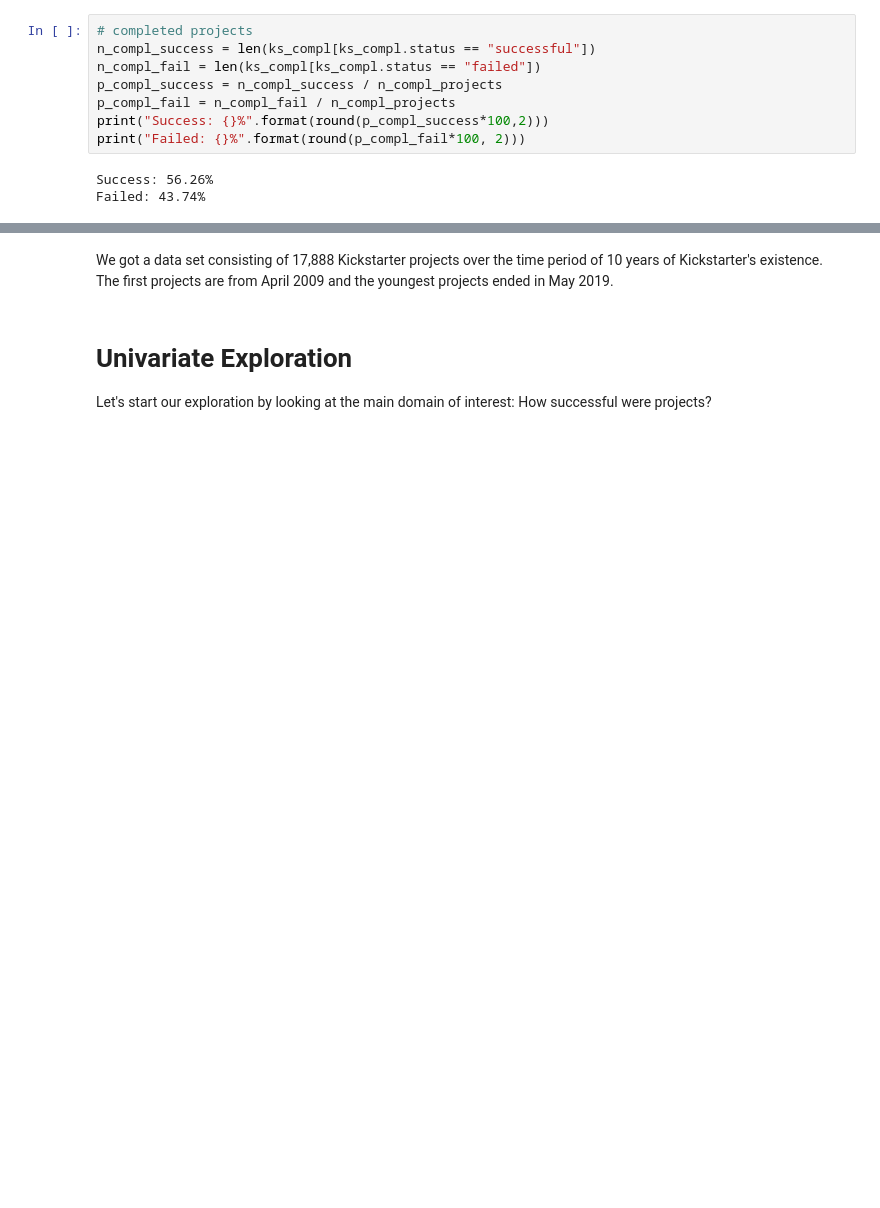
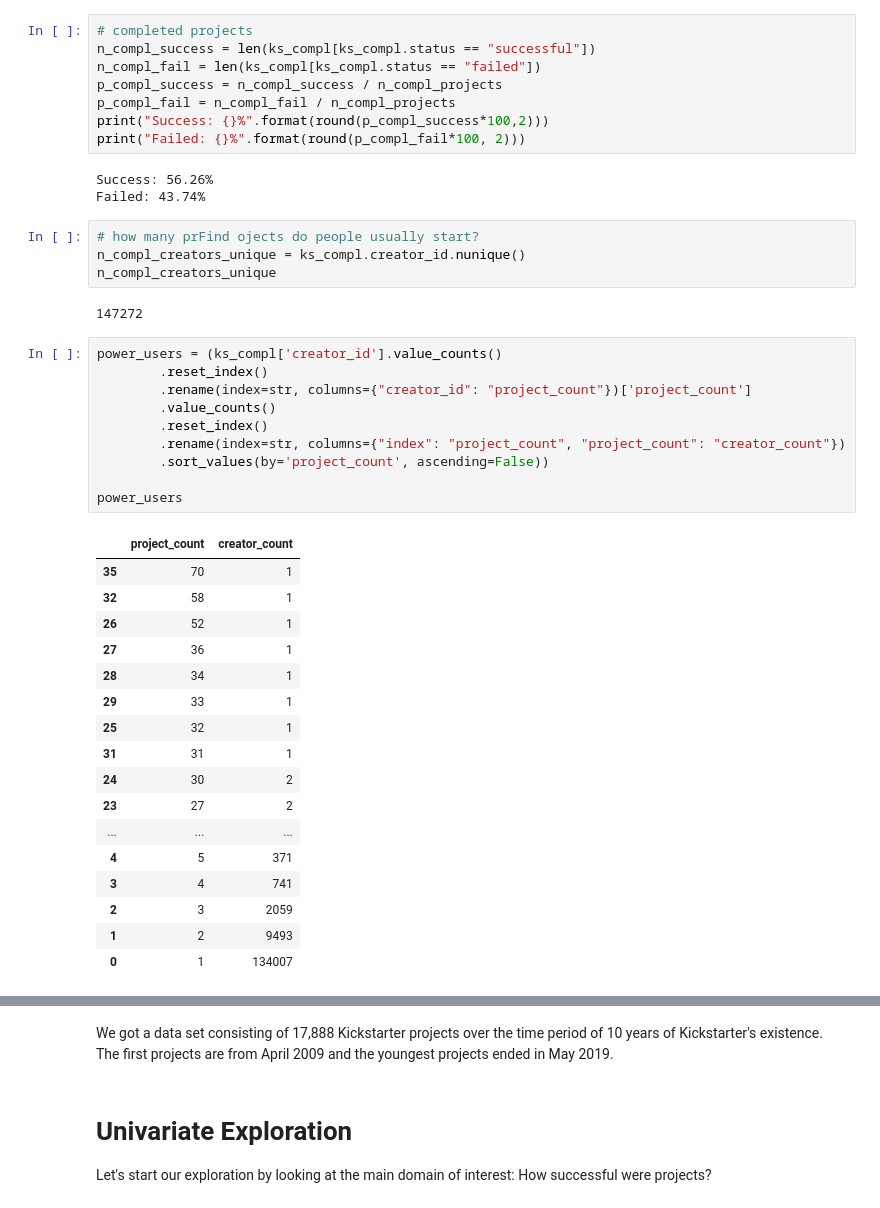
Before and after one commit to faymarie/crowdfunding-analysis, a Jupyter notebook: crowdfunding-visual-analysis.ipynb, the cells around one changed output, grey strips where cells are left out. Saved outputs shown, nothing was run; the diff lists cells and outputs as text; blank space fills up the shorter version.

Commit message:
feat: Analyse most active users - most projects

```diff
--- a/crowdfunding-visual-analysis.ipynb
+++ b/crowdfunding-visual-analysis.ipynb
@@ -227,3 +222,37 @@ print("Failed: {}%".format(round(p_compl_fail*100, 2)))
 # %% [output]
 Success: 56.26%
 Failed: 43.74%
+# %%
+# how many prFind ojects do people usually start?
+n_compl_creators_unique = ks_compl.creator_id.nunique()
+n_compl_creators_unique
+# %% [output]
+147272
+# %%
+power_users = (ks_compl['creator_id'].value_counts()
+        .reset_index()
+        .rename(index=str, columns={"creator_id": "project_count"})['project_count']
+        .value_counts()
+        .reset_index()
+        .rename(index=str, columns={"index": "project_count", "project_count": "creator_count"})
+        .sort_values(by='project_count', ascending=False))
+
+power_users
+# %% [output]
+|  | project_count | creator_count |
+| 35 | 70 | 1 |
+| 32 | 58 | 1 |
+| 26 | 52 | 1 |
+| 27 | 36 | 1 |
+| 28 | 34 | 1 |
+| 29 | 33 | 1 |
+| 25 | 32 | 1 |
+| 31 | 31 | 1 |
+| 24 | 30 | 2 |
+| 23 | 27 | 2 |
+| ... | ... | ... |
+| 4 | 5 | 371 |
+| 3 | 4 | 741 |
+| 2 | 3 | 2059 |
+| 1 | 2 | 9493 |
+| 0 | 1 | 134007 |
```
Also changed, not shown: parts of 7 cells of this notebook.
